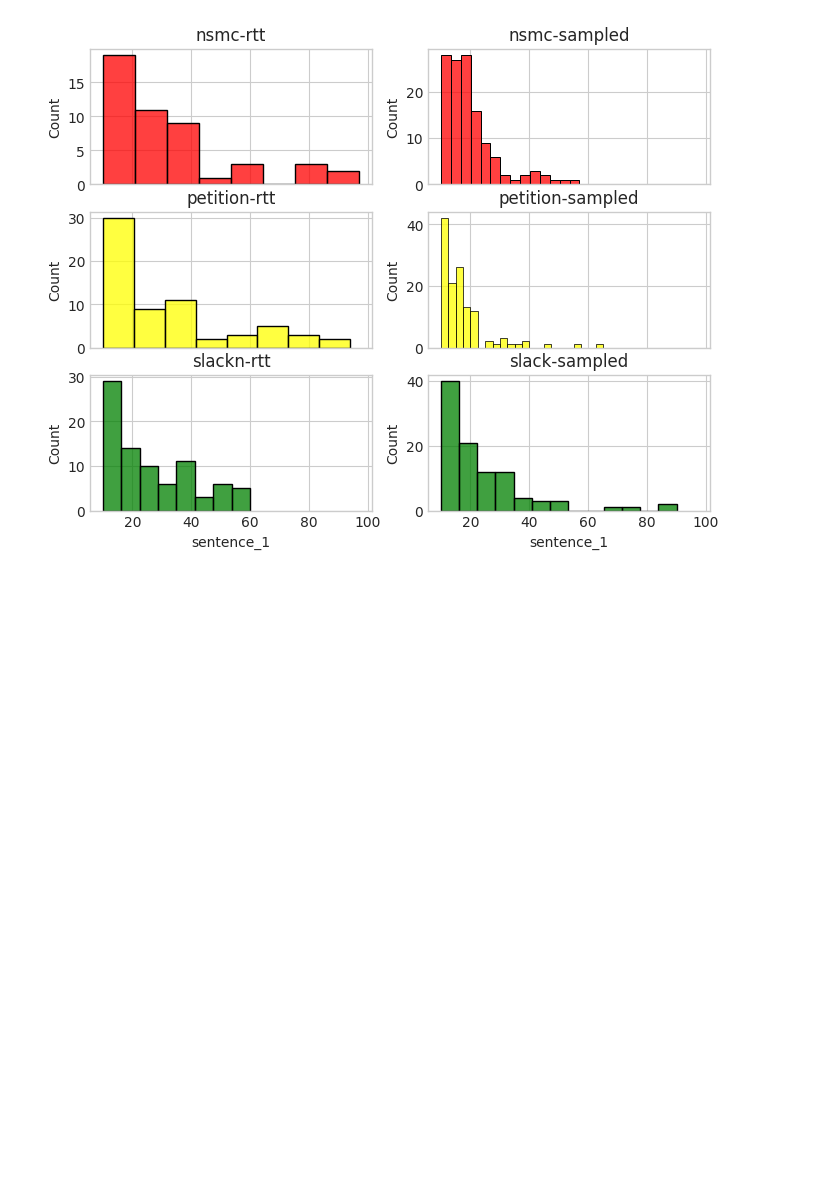
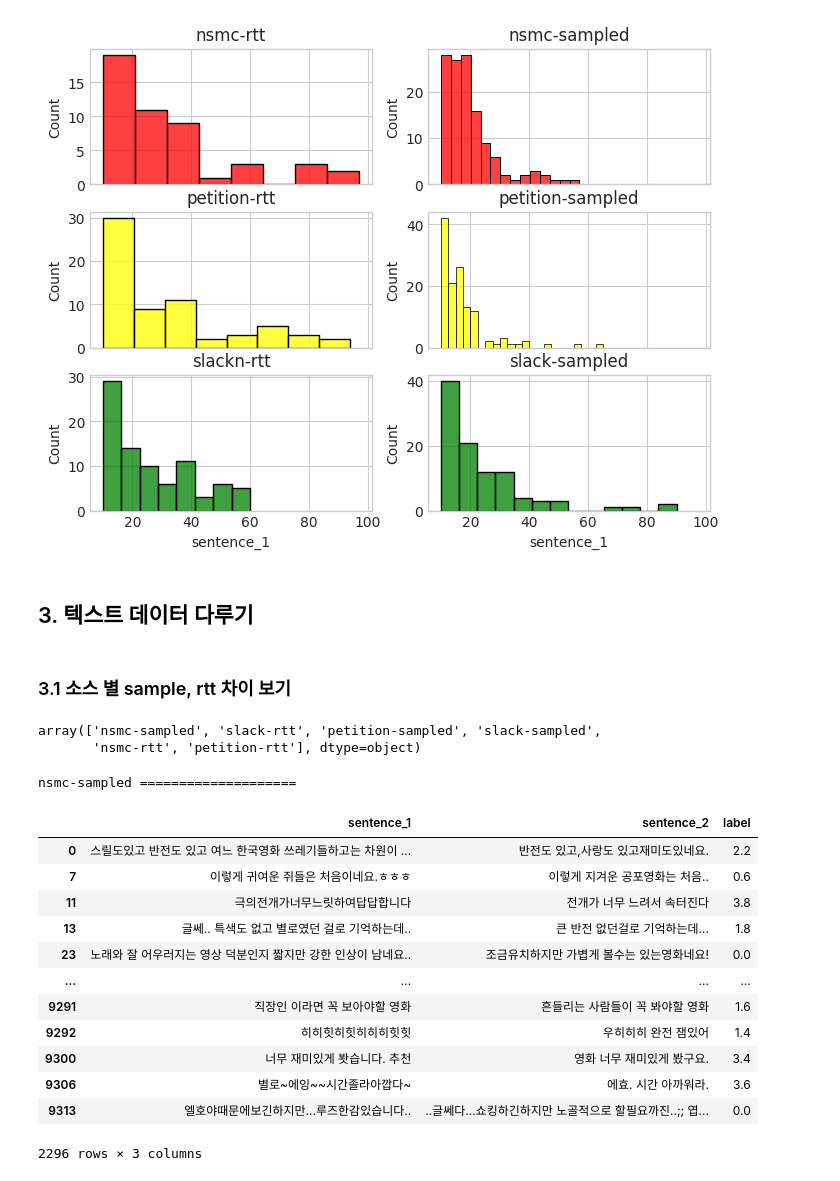
Before and after one commit to i-mprovising/level1_semantictextsimilarity-nlp-06, a Jupyter notebook: data_viz/beom_EDA.ipynb, the cells around one changed output. Cells and saved outputs as stored; diff of their text form; code cells hidden in the pictures; blank space fills up the shorter version.

```diff
--- a/data_viz/beom_EDA.ipynb
+++ b/data_viz/beom_EDA.ipynb
@@ -309,3 +335,30 @@ f.set_title('slack-sampled')
 plt.show()
 # %% [output]
 [figure]
+# %% [markdown]
+## 3. 텍스트 데이터 다루기
+# %% [markdown]
+### 3.1 소스 별 sample, rtt 차이 보기
+# %%
+train_df['source'].unique()
+# %% [output]
+array(['nsmc-sampled', 'slack-rtt', 'petition-sampled', 'slack-sampled',
+       'nsmc-rtt', 'petition-rtt'], dtype=object)
+# %%
+print('nsmc-sampled', "="*20)
+train_df[train_df['source'] == 'nsmc-sampled'][train_df.columns[2:-1]]
+# %% [output]
+nsmc-sampled ====================
+|  | sentence_1 | sentence_2 | label |
+| 0 | 스릴도있고 반전도 있고 여느 한국영화 쓰레기들하고는 차원이 ... | 반전도 있고,사랑도 있고재미도있네요. | 2.2 |
+| 7 | 이렇게 귀여운 쥐들은 처음이네요.ㅎㅎㅎ | 이렇게 지겨운 공포영화는 처음.. | 0.6 |
+| 11 | 극의전개가너무느릿하여답답합니다 | 전개가 너무 느려서 속터진다 | 3.8 |
+| 13 | 글쎄.. 특색도 없고 별로였던 걸로 기억하는데.. | 큰 반전 없던걸로 기억하는데... | 1.8 |
+| 23 | 노래와 잘 어우러지는 영상 덕분인지 짧지만 강한 인상이 남네요.. | 조금유치하지만 가볍게 볼수는 있는영화네요! | 0.0 |
+| ... | ... | ... | ... |
+| 9291 | 직장인 이라면 꼭 보아야할 영화 | 흔들리는 사람들이 꼭 봐야할 영화 | 1.6 |
+| 9292 | 히히힛히힛히히히힛힛 | 우히히히 완전 잼있어 | 1.4 |
+| 9300 | 너무 재미있게 봣습니다. 추천 | 영화 너무 재미있게 봤구요. | 3.4 |
+| 9306 | 별로~에잉~~시간졸라아깝다~ | 에효. 시간 아까워라. | 3.6 |
+| 9313 | 엘호야때문에보긴하지만...루즈한감있습니다.. | ..글쎄다...쇼킹하긴하지만 노골적으로 할필요까진..;; 엽... | 0.0 |
+2296 rows × 3 columns
```
Also changed, not shown: parts of 9 cells of this notebook, 4 other files.
